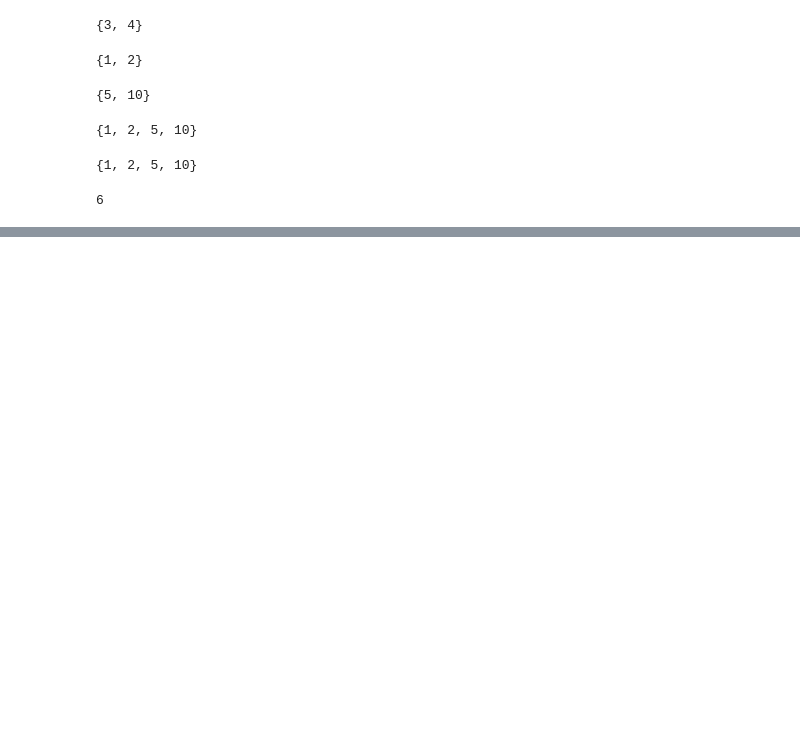
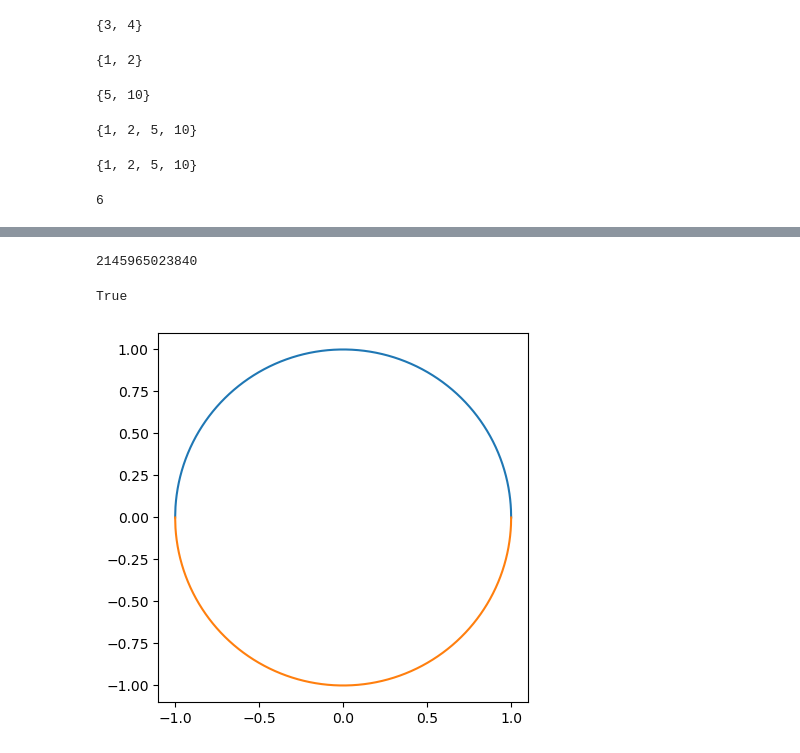
Before and after one commit to GalkaKG/Math-Concepts-for-Developers, a Jupyter notebook: 03. Basic algebra/Basic Algebra.ipynb, the cells around one changed output, grey strips where cells are left out. Saved outputs shown, nothing was run; the diff lists cells and outputs as text; code cells hidden in the pictures; blank space fills up the shorter version.

```diff
--- a/03. Basic algebra/Basic Algebra.ipynb
+++ b/03. Basic algebra/Basic Algebra.ipynb
@@ -174,0 +234,20 @@ print(res)
+# %%
+id({1, 2, 3, 4})
+# %% [output]
+2145965023840
+# %%
+{1, 2, 3, 4} == {1, 2, 3, 4}
+# %% [output]
+True
+# %%
+def plot_function(f, x_min = -10, x_max = 10, n_values = 2000):
+    plt.gca().set_aspect("equal")
+    x = np.linspace(x_min, x_max, n_values)
+    y = f(x)
+    plt.plot(x, y)
+
+plot_function(lambda x: np.sqrt(1 - x**2), -1, 1 )
+plot_function(lambda x: -np.sqrt(1 - x**2), -1, 1)
+plt.show()
+# %% [output]
+[figure, added]
```
Also changed, not shown: parts of 14 cells of this notebook, 1 other file.
